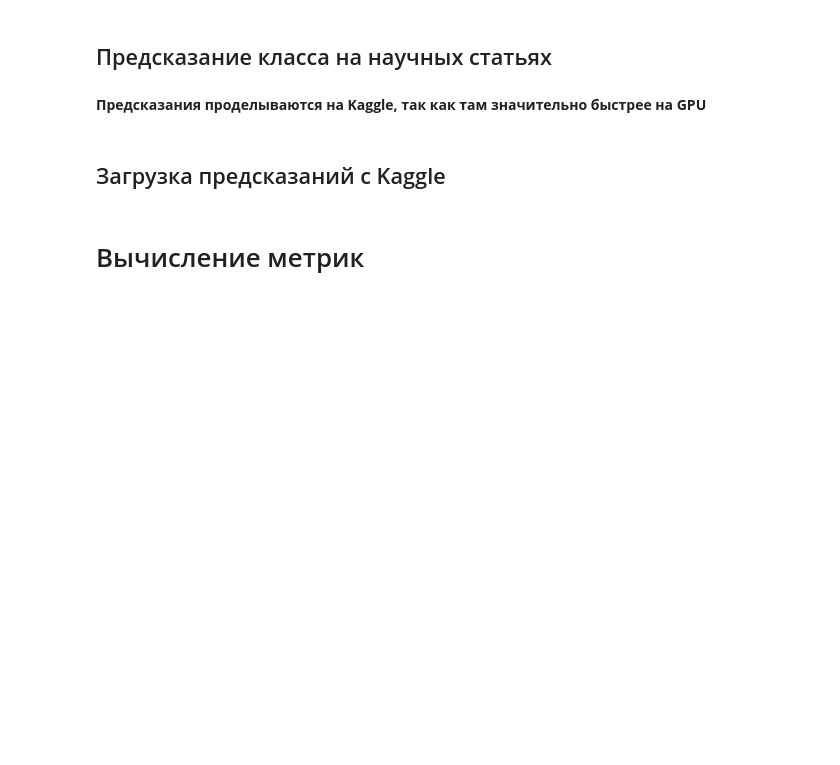
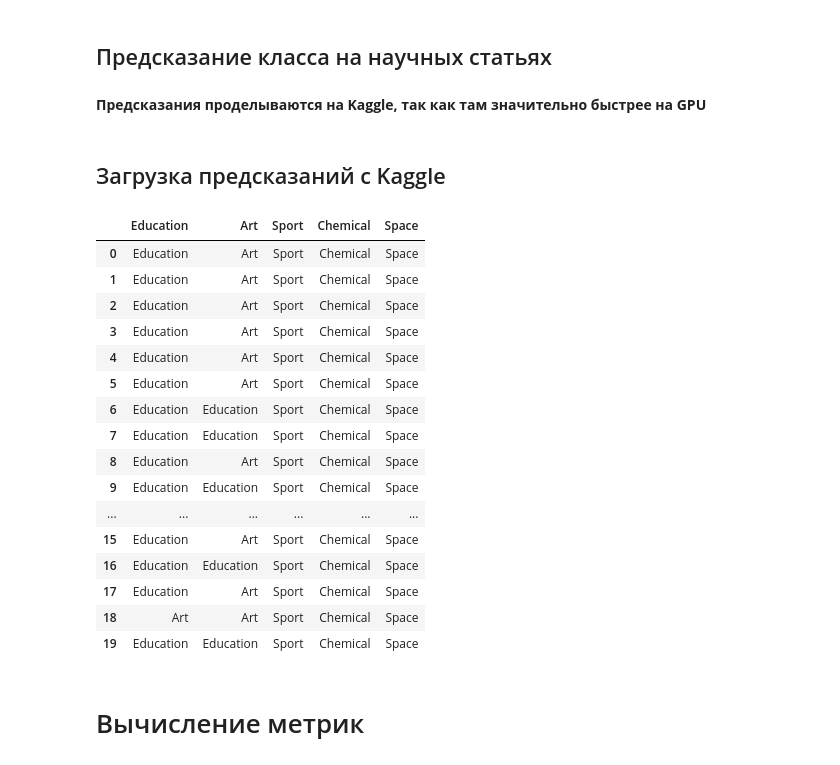
Before and after one commit to Safuanov888/Electronic_library, a Jupyter notebook: model/model.ipynb, the cells around one changed output. Saved outputs shown, nothing was run; the diff lists cells and outputs as text; code cells hidden in the pictures; blank space fills up the shorter version.

```diff
--- a/model/model.ipynb
+++ b/model/model.ipynb
@@ -286,2 +288,22 @@ print(f"Код выполнялся {execution_time:.4f} секунд")
+# %%
+preds
+# %% [output]
+|  | Education | Art | Sport | Chemical | Space |
+| 0 | Education | Art | Sport | Chemical | Space |
+| 1 | Education | Art | Sport | Chemical | Space |
+| 2 | Education | Art | Sport | Chemical | Space |
+| 3 | Education | Art | Sport | Chemical | Space |
+| 4 | Education | Art | Sport | Chemical | Space |
+| 5 | Education | Art | Sport | Chemical | Space |
+| 6 | Education | Education | Sport | Chemical | Space |
+| 7 | Education | Education | Sport | Chemical | Space |
+| 8 | Education | Art | Sport | Chemical | Space |
+| 9 | Education | Education | Sport | Chemical | Space |
+| ... | ... | ... | ... | ... | ... |
+| 15 | Education | Art | Sport | Chemical | Space |
+| 16 | Education | Education | Sport | Chemical | Space |
+| 17 | Education | Art | Sport | Chemical | Space |
+| 18 | Art | Art | Sport | Chemical | Space |
+| 19 | Education | Education | Sport | Chemical | Space |
 # %% [markdown]
 # Вычисление метрик
```
Also changed, not shown: parts of 6 cells of this notebook.
